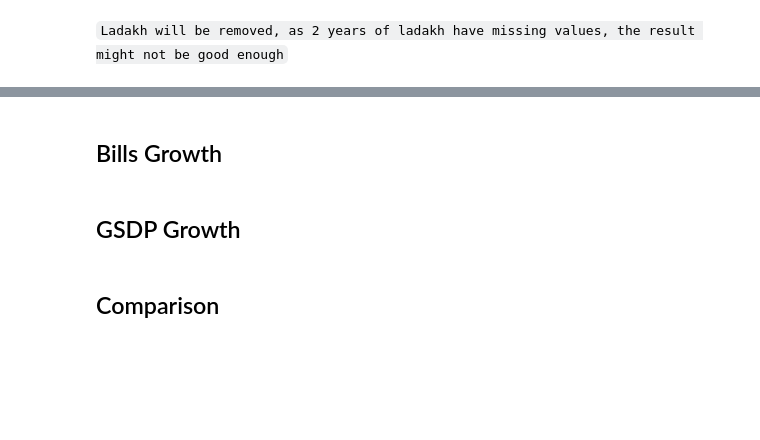
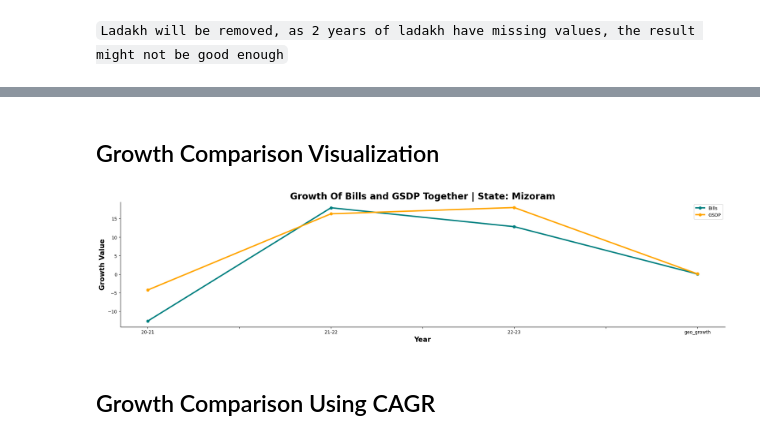
Before and after one commit to IamRaNo/india-logistics-hub-optimizer, a Jupyter notebook: jupyter notebooks/02_growth_gap_analysis.ipynb, the cells around one changed output, grey strips where cells are left out. Saved outputs shown, nothing was run; the diff lists cells and outputs as text; code cells hidden in the pictures; blank space fills up the shorter version.

Commit message:
inital comparison is done

```diff
--- a/jupyter notebooks/02_growth_gap_analysis.ipynb
+++ b/jupyter notebooks/02_growth_gap_analysis.ipynb
@@ -103,3 +107,3 @@ bill[bill.isnull().any(axis=1)]
 # %%
-bill = bill[~bill['state'].isin(['ladakh'])]
+bill = bill[~bill['state'].isin(['ladakh','other territory'])]
 gsdp = gsdp[~gsdp['state'].isin(['ladakh'])]
@@ -148,6 +134,19 @@ gsdp.describe(include='number').round(2)
 # %% [markdown]
-## Bills Growth
+## Growth Comparison Visualization
-# %% [markdown]
-## GSDP Growth
-# %% [markdown]
-## Comparison
+# %%
+def plot_bill_growth(state_filter):
+    temp_bill = bill.set_index('state').T.reset_index().rename(columns={'index':'year'})[['year',state_filter]]
+    temp_gsdp = gsdp.set_index('state').T.reset_index().rename(columns={'index':'year'})[['year',state_filter]]
+    ax = temp_bill.plot(x='year',y=state_filter,figsize=(24,5),marker='o',color='teal',linewidth=3,label='Bills')
+    temp_gsdp.plot(x='year',y=state_filter,ax=ax,figsize=(24,5),marker='o',color='orange',linewidth=3,label='GSDP')
+    plt.title(f"Growth Of Bills and GSDP Together | State: {state_filter.title()}",fontweight='bold',fontsize=20)
+    plt.xlabel('Year',fontweight='bold',fontsize=15)
+    plt.ylabel("Growth Value",fontweight='bold',fontsize=15)
+    sns.despine()
+    plt.show()
+# %%
+plot_bill_growth('mizoram')
+# %% [output]
+[figure, added]
+# %% [markdown]
+## Growth Comparison Using CAGR
```
Also changed, not shown: parts of 16 cells of this notebook, 1 other file.
